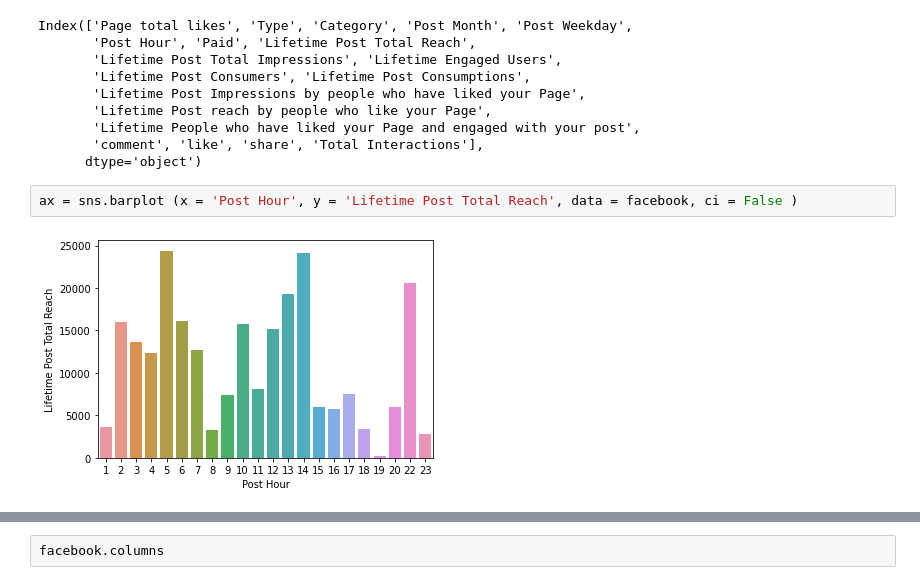
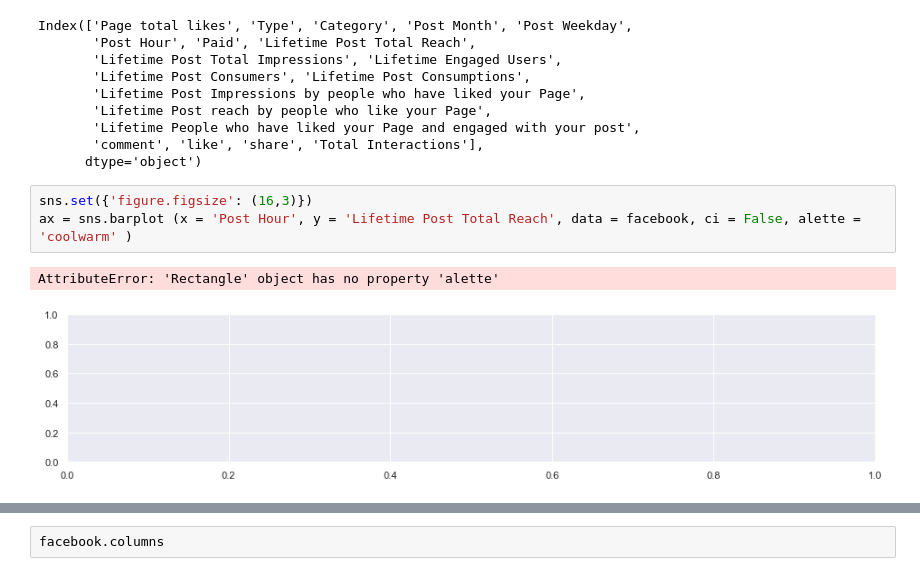
Before and after one commit to ngarcia1295/INTRO-TO-DATA-ANALYSIS, a Jupyter notebook: facebook.ipynb, the cells around one changed output, grey strips where cells are left out. Drawn from its saved outputs; the diff is of its cells as text.

Commit message:
final charts

```diff
--- a/facebook.ipynb
+++ b/facebook.ipynb
@@ -67,7 +67,9 @@ Index(['Page total likes', 'Type', 'Category', 'Post Month', 'Post Weekday',
        'comment', 'like', 'share', 'Total Interactions'],
       dtype='object')
 # %%
-ax = sns.barplot (x = 'Post Hour', y = 'Lifetime Post Total Reach', data = facebook, ci = False )
+sns.set({'figure.figsize': (16,3)})
+ax = sns.barplot (x = 'Post Hour', y = 'Lifetime Post Total Reach', data = facebook, ci = False, alette = 'coolwarm' )
 # %% [output]
+AttributeError: 'Rectangle' object has no property 'alette'
-[figure, old version]
+[figure, new version]
 # %%
```
Also changed, not shown: parts of 24 cells of this notebook.
